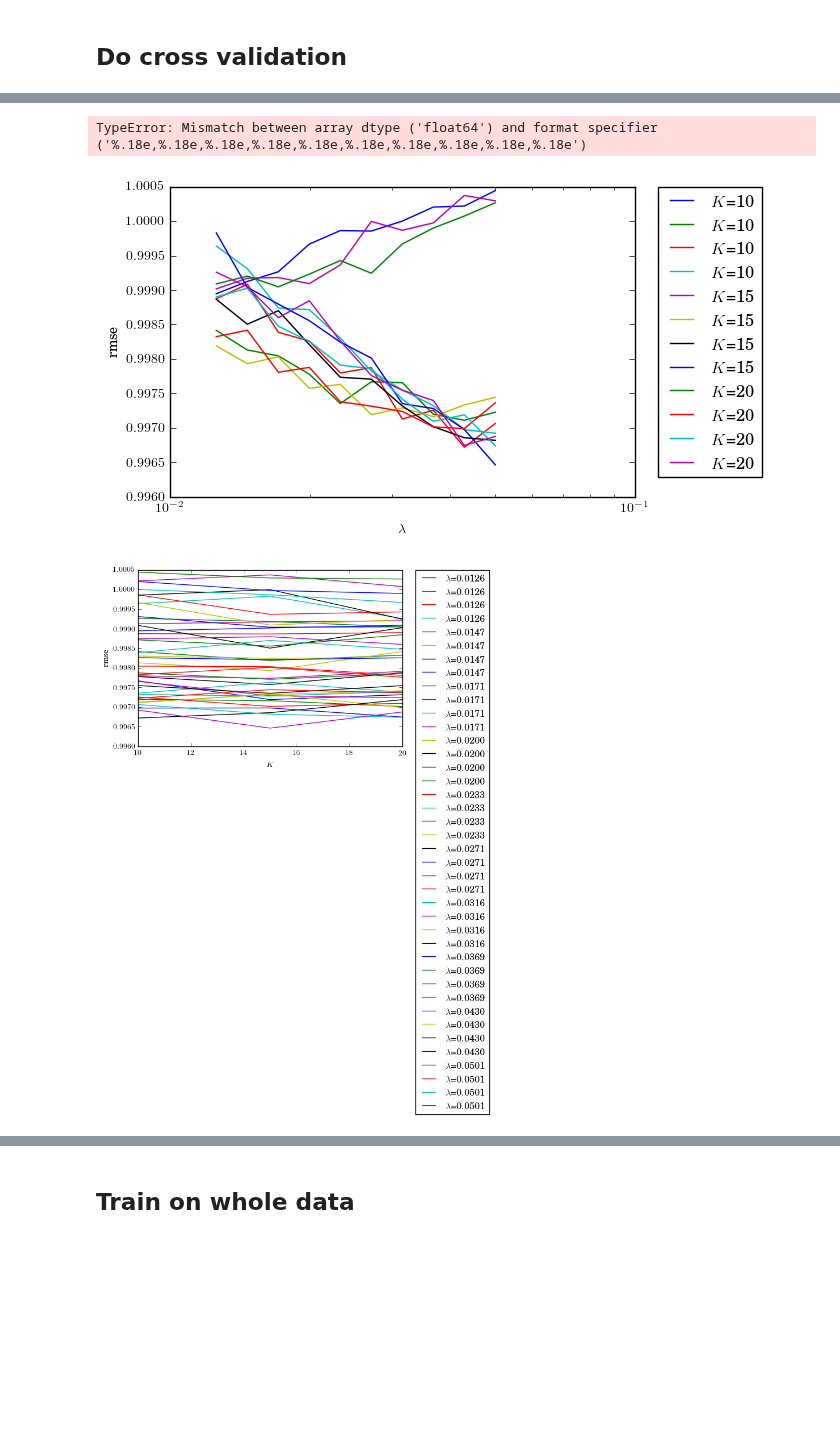
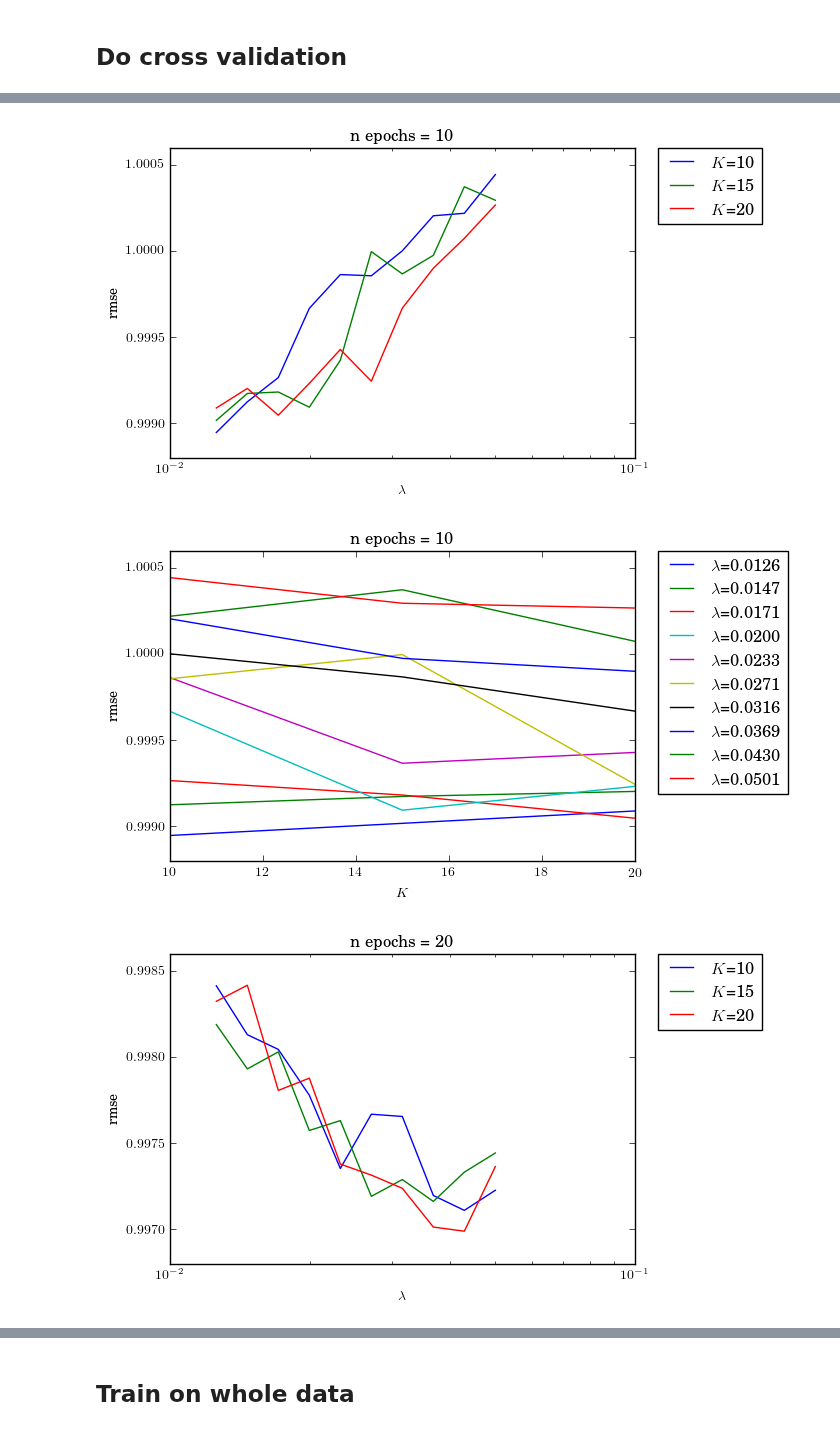
Before and after one commit to MLortki/Machine_Learning_Recommender_Systems, a Jupyter notebook: src/surprise_test.ipynb, the cells around one changed output, grey strips where cells are left out. Drawn from its saved outputs; the diff is of its cells as text; code cells hidden in the pictures; blank space fills up the shorter version.

Commit message:
Added splits and changed some code.

```diff
--- a/src/surprise_test.ipynb
+++ b/src/surprise_test.ipynb
@@ -15,13 +15,16 @@ from surprise.accuracy import rmse
 import numpy as np
 from surprise.evaluate import evaluate
 
+
+params = {'n_factors':12,'n_epochs':20,'lr_all':0.005,'reg_all':0.0359,'biased':True}
+
 n_factors = 12 # The number of factors. Default is 100.
 n_epochs  = 20 # The number of iteration of the SGD procedure. Default is 20.
 biased    = True # Whether to use baselines (or biases). See note above. Default is True.
 lr_all = 0.005 # The learning rate for all parameters. Default is 0.005.
 reg_all   = 0.0359 # The regularization term for all parameters. Default is 0.02.
-train_data.split(n_folds=2)
-algo = SVD(n_factors=n_factors,n_epochs=n_epochs,lr_all=lr_all,reg_all=reg_all)
+#train_data.split(n_folds=2)
+algo = SVD(n_factors=params['n_factors'],n_epochs=params['n_epochs'],lr_all=params['lr_all'],reg_all=params['reg_all'])
 perf=evaluate(algo, train_data, measures=['rmse'], with_dump=False, dump_dir=None, verbose=1)
 
 # nepoch K   lr_all  reg_all  rmse
@@ -113,15 +131,16 @@ rmse=0.9968742202002939
 # %%
-print(rmses_clipped.shape)
+#print(rmses_clipped.shape)
 rmses_clipped = rmses
 results_path = '../results/SGD_surprise/'
 results_name = 'rmse_{}_{}_{}_{}'.format(n_epochs,lr_all,n_factors_range,reg_all_range)
-np.save(results_path + results_name + '.csv', rmses_clipped)
+#np.save(results_path + results_name, rmses_clipped)
 #np.savetxt(results_path + results_name + '.csv', rmses_clipped, delimiter=",")
 #test_rmses_clipped = np.loadtxt(results_path + results_name + '.csv', delimiter =',')
 #assert np.isclose(test_rmses_clipped,rmses_clipped).all()
+name = '../results/SGD_surprise/rmses.npy'
+#rmses_clipped = np.load(name)
 
 print(rmses_clipped.shape)
-print(rmses.shape)
 print(n_factors_range.shape)
 print(reg_all_range.shape)
 
@@ -134,34 +153,26 @@ num_reg_all = rmses_clipped.shape[1]
 plt.rc('text', usetex=True)
 plt.rc('font', family='verdana')
 
-fig = plt.figure()
-for i in range(num_n_factors):
-    plt.semilogx(reg_all_range,rmses_clipped[i,:],label='$K$={}'.format(n_factors_range[i]))
-plt.xlabel('$\lambda$')
-plt.ylabel('rmse')
-plt.legend(bbox_to_anchor=(1.05, 1), loc=2, borderaxespad=0.)
-fig.savefig(results_path + 'lambda_' + results_name + '.png')
+for k,n_epochs in enumerate(n_epochs_range):
+    results_name = 'rmse_{}_{}_{}_{}'.format(n_epochs,lr_all,n_factors_range,reg_all_range)
+    fig = plt.figure()
+    for i in range(num_n_factors):
+        plt.semilogx(reg_all_range,rmses_clipped[i,:,k],label='$K$={}'.format(n_factors_range[i]))
+    plt.xlabel('$\lambda$')
+    plt.ylabel('rmse')
+    plt.legend(bbox_to_anchor=(1.05, 1), loc=2, borderaxespad=0.)
+    plt.title('n epochs = {}'.format(n_epochs))
+    fig.savefig(results_path + 'lambda_' + results_name + '.png')
 
-fig = plt.figure()
-for i in range(num_reg_all):
-    plt.plot(n_factors_range,rmses_clipped[:,i],label='$\lambda$={:1.4f}'.format(reg_all_range[i]))
-plt.xlabel('$K$')
-plt.ylabel('rmse')
-plt.legend(bbox_to_anchor=(1.05, 1), loc=2, borderaxespad=0.)
-print(results_path + 'rmse_{}_{}_{}_{}.png'.format(n_epochs,lr_all,reg_all_range,n_factors_range))
-fig.savefig(results_path + 'K_' + results_name + '.png')
-#fig, axis = plt.subplots(1,num_n_factors)
-#for i,ax in enumerate(axis):
-#    ax.semilogx(reg_all_range,rmses_clipped[i,:])
-#    ax.set_title('{}'.format(n_factors_range[i]))
-#plt.legend()
-#
-#fig, axis = plt.subplots(1,num_reg_all)
-#for i,ax in enumerate(axis):
-#    ax.plot(n_factors_range,rmses_clipped[:,i])
-#    ax.set_title('{}'.format(reg_all_range[i]))
-
-np.savetxt(results_path + results_name + '.csv', rmses_clipped, delimiter=",")
-test_rmses_clipped = np.loadtxt(results_path + results_name + '.csv', delimiter =',')
-assert np.isclose(test_rmses_clipped,rmses_clipped).all()
+    fig = plt.figure()
+    for i in range(num_reg_all):
+        plt.plot(n_factors_range,rmses_clipped[:,i,k],label='$\lambda$={:1.4f}'.format(reg_all_range[i]))
+    plt.xlabel('$K$')
+    plt.ylabel('rmse')
+    plt.title('n epochs = {}'.format(n_epochs))
+    plt.legend(bbox_to_anchor=(1.05, 1), loc=2, borderaxespad=0.)
+    fig.savefig(results_path + 'K_' + results_name + '.png')
+#np.savetxt(results_path + results_name + '.csv', rmses_clipped, delimiter=",")
+#test_rmses_clipped = np.loadtxt(results_path + results_name + '.csv', delimiter =',')
+#assert np.isclose(test_rmses_clipped,rmses_clipped).all()
 # %% [output]
@@ -175,3 +182,3 @@ assert np.isclose(test_rmses_clipped,rmses_clipped).all()
-TypeError: Mismatch between array dtype ('float64') and format specifier ('%.18e,%.18e,%.18e,%.18e,%.18e,%.18e,%.18e,%.18e,%.18e,%.18e')
-[figure, old version]
+[figure, new version]
-[figure, old version]
+[figure, new version]
+[figure, added]
```
Also changed, not shown: parts of 7 cells of this notebook, 54 other files.
